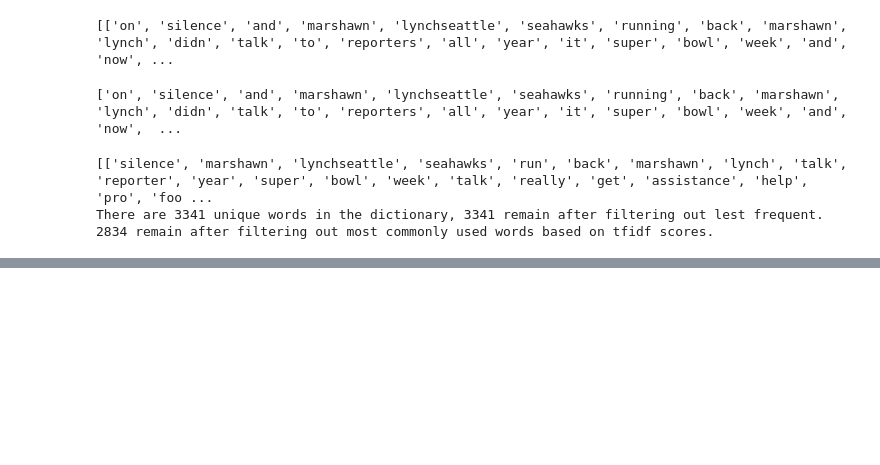
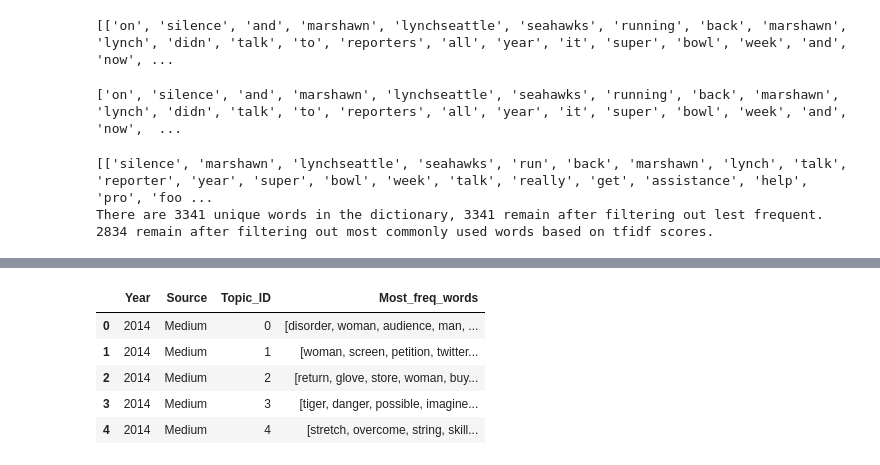
Before and after one commit to MoriZi/Topic_based_Gap_Analysis, a Jupyter notebook: Anxiety/Code/TopicModelingMedium/Topic_modelling_Medium2014.ipynb, the cells around one changed output, grey strips where cells are left out. Drawn from its saved outputs; the diff is of its cells as text; code cells hidden in the pictures; blank space fills up the shorter version.

```diff
--- a/Anxiety/Code/TopicModelingMedium/Topic_modelling_Medium2014.ipynb
+++ b/Anxiety/Code/TopicModelingMedium/Topic_modelling_Medium2014.ipynb
@@ -307,0 +351,13 @@ df_dominant_topic.to_csv("Medium2014.csv")
+# %%
+ls=[]
+for i in range(0,num_topics):
+    ls.append(i)
+df2['Topic_ID']=ls
+df2.head()
+# %% [output]
+|  | Year | Source | Topic_ID | Most_freq_words |
+| 0 | 2014 | Medium | 0 | [disorder, woman, audience, man, ... |
+| 1 | 2014 | Medium | 1 | [woman, screen, petition, twitter... |
+| 2 | 2014 | Medium | 2 | [return, glove, store, woman, buy... |
+| 3 | 2014 | Medium | 3 | [tiger, danger, possible, imagine... |
+| 4 | 2014 | Medium | 4 | [stretch, overcome, string, skill... |
```
Also changed, not shown: parts of 16 cells of this notebook, 22 other files.
